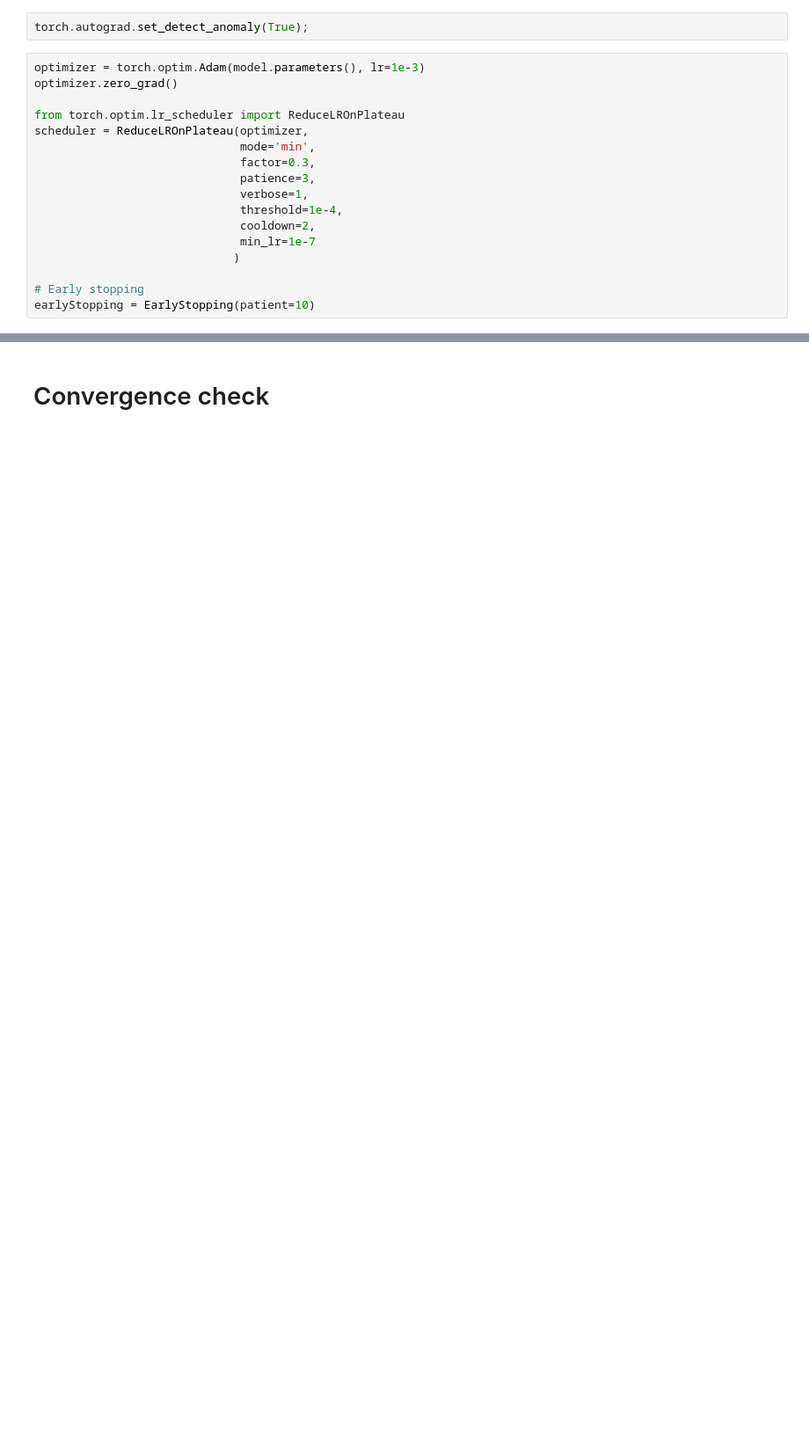
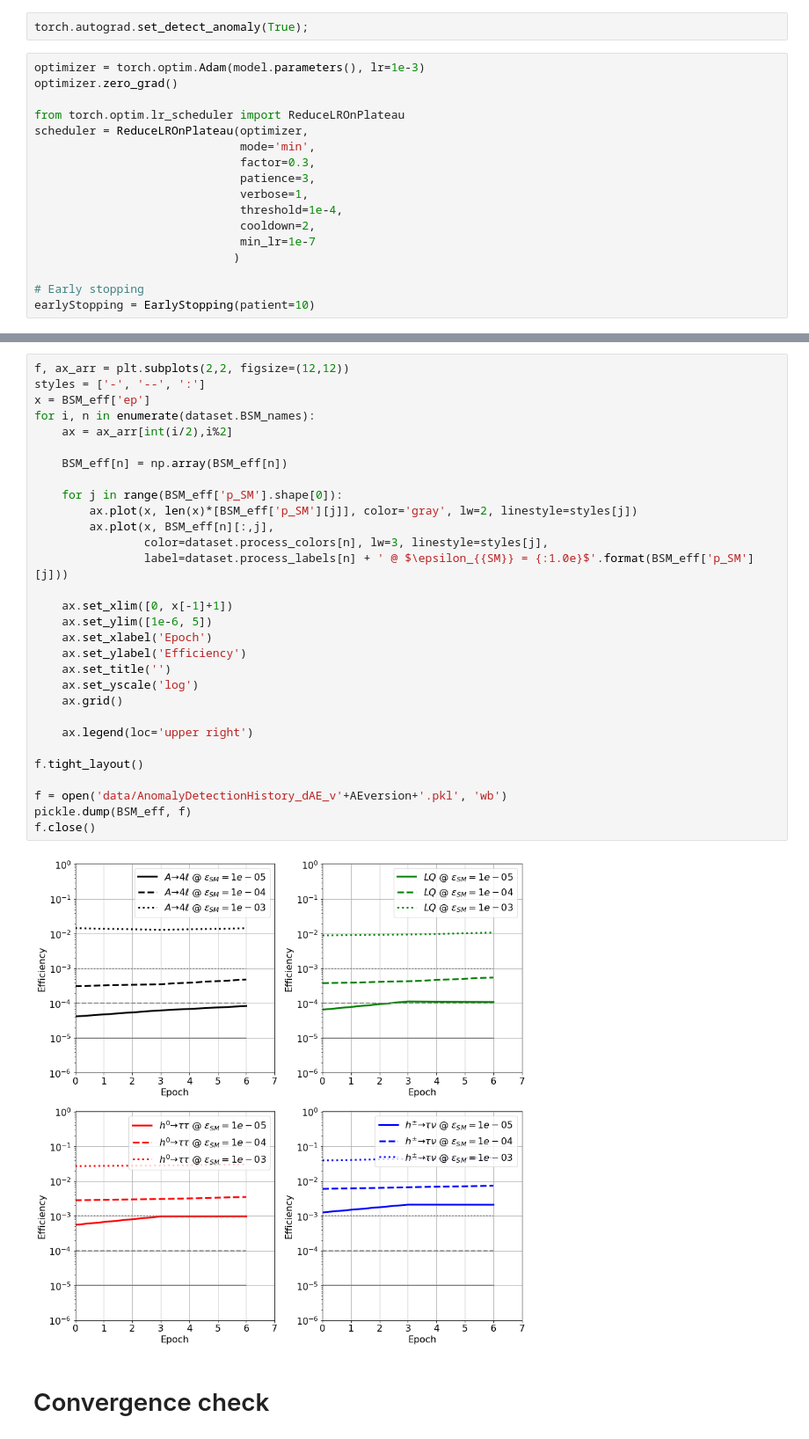
Before and after one commit to ocerri/ParticleBasedAnomalyDetection, a Jupyter notebook: denseAE/dAE_v2.ipynb, the cells around one changed output, grey strips where cells are left out. Shown: that part at 88% size. Saved outputs shown, nothing was run; the diff lists cells and outputs as text; blank space fills up the shorter version.

```diff
--- a/denseAE/dAE_v2.ipynb
+++ b/denseAE/dAE_v2.ipynb
@@ -347,3 +417,35 @@ f.close()
+# %%
+f, ax_arr = plt.subplots(2,2, figsize=(12,12))
+styles = ['-', '--', ':']
+x = BSM_eff['ep']
+for i, n in enumerate(dataset.BSM_names):
+    ax = ax_arr[int(i/2),i%2]
+
+    BSM_eff[n] = np.array(BSM_eff[n])
+
+    for j in range(BSM_eff['p_SM'].shape[0]):
+        ax.plot(x, len(x)*[BSM_eff['p_SM'][j]], color='gray', lw=2, linestyle=styles[j])
+        ax.plot(x, BSM_eff[n][:,j],
+                color=dataset.process_colors[n], lw=3, linestyle=styles[j],
+                label=dataset.process_labels[n] + ' @ $\epsilon_{{SM}} = {:1.0e}$'.format(BSM_eff['p_SM'][j]))
+
+    ax.set_xlim([0, x[-1]+1])
+    ax.set_ylim([1e-6, 5])
+    ax.set_xlabel('Epoch')
+    ax.set_ylabel('Efficiency')
+    ax.set_title('')
+    ax.set_yscale('log')
+    ax.grid()
+
+    ax.legend(loc='upper right')
+
+f.tight_layout()
+
+f = open('data/AnomalyDetectionHistory_dAE_v'+AEversion+'.pkl', 'wb')
+pickle.dump(BSM_eff, f)
+f.close()
+# %% [output]
+[figure, added]
 # %% [markdown]
 # Convergence check
 # %%
```
Also changed, not shown: parts of 19 cells of this notebook, 4 other files.
